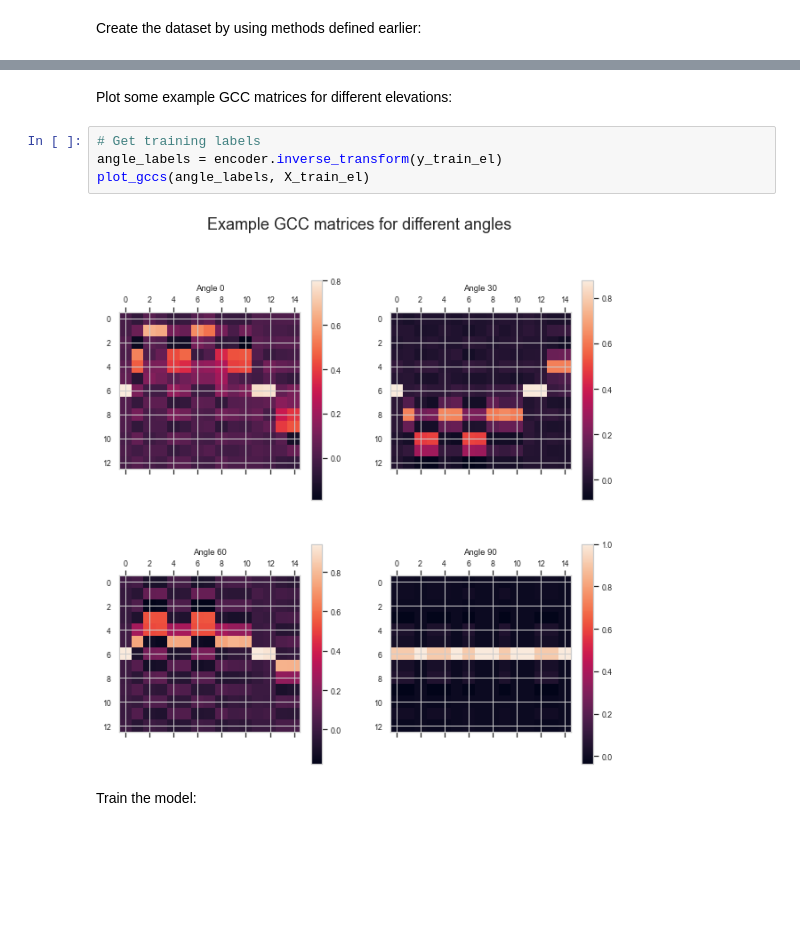
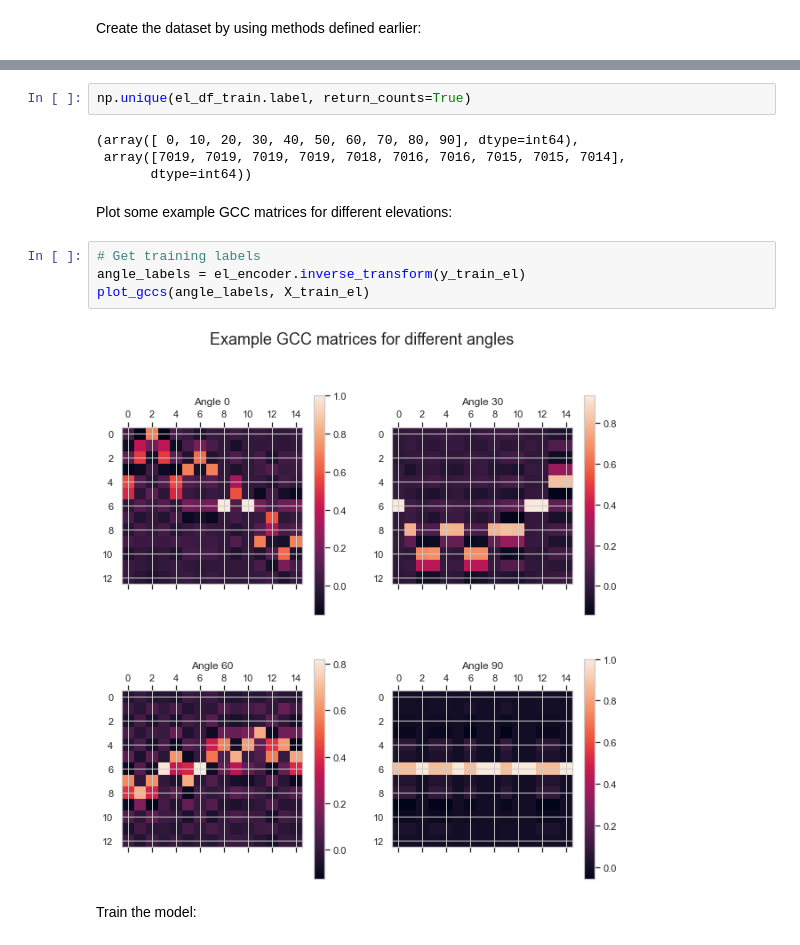
Before and after one commit to thomson008/MEng-project, a Jupyter notebook: notebooks/CNN_DOA.ipynb, the cells around one changed output, grey strips where cells are left out. Cells and saved outputs as stored; diff of their text form; blank space fills up the shorter version.

```diff
--- a/notebooks/CNN_DOA.ipynb
+++ b/notebooks/CNN_DOA.ipynb
@@ -932,12 +931,18 @@ test file 90/90
 10 rows × 198 columns
+# %%
+np.unique(el_df_train.label, return_counts=True)
+# %% [output]
+(array([ 0, 10, 20, 30, 40, 50, 60, 70, 80, 90], dtype=int64),
+ array([7019, 7019, 7019, 7019, 7018, 7016, 7016, 7015, 7015, 7014],
+       dtype=int64))
 # %% [markdown]
 Plot some example GCC matrices for different elevations:
 # %%
 # Get training labels
-angle_labels = encoder.inverse_transform(y_train_el)
+angle_labels = el_encoder.inverse_transform(y_train_el)
 plot_gccs(angle_labels, X_train_el)
 # %% [output]
-[figure, old version]
+[figure, new version]
 # %% [markdown]
 Train the model:
 # %%
```
Also changed, not shown: parts of 8 cells of this notebook, 2 other files.
